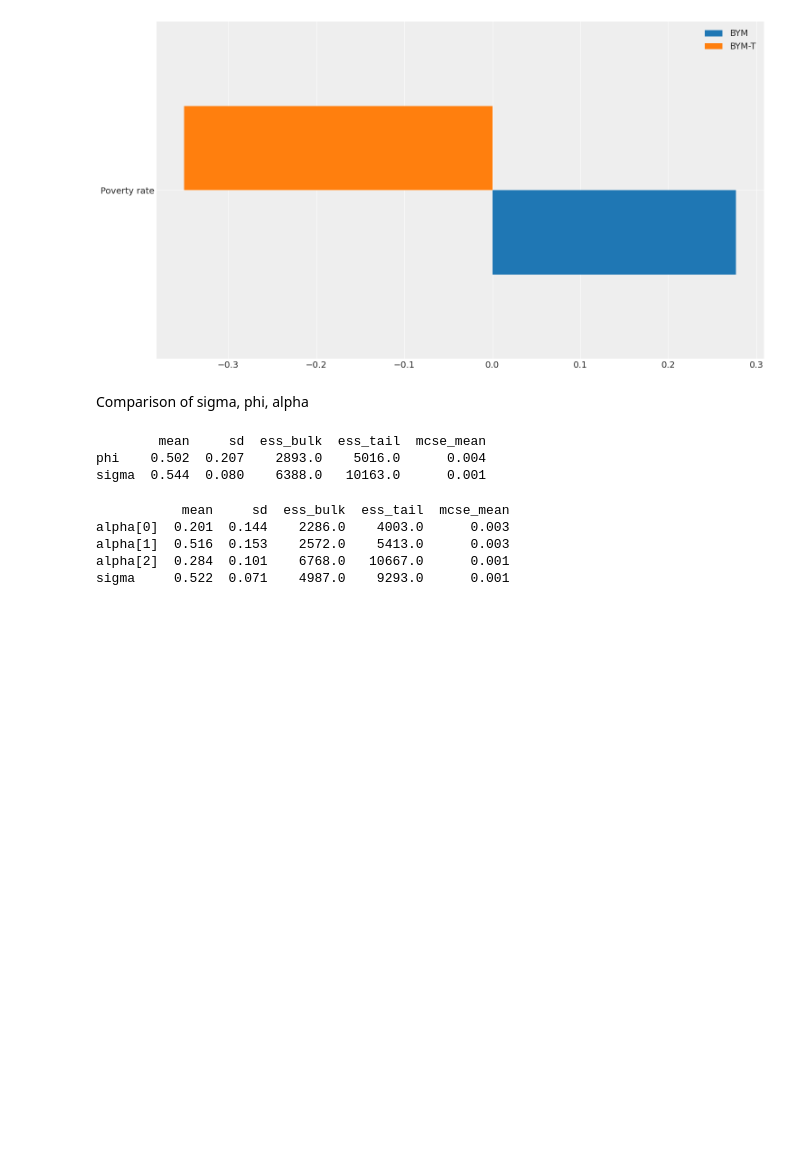
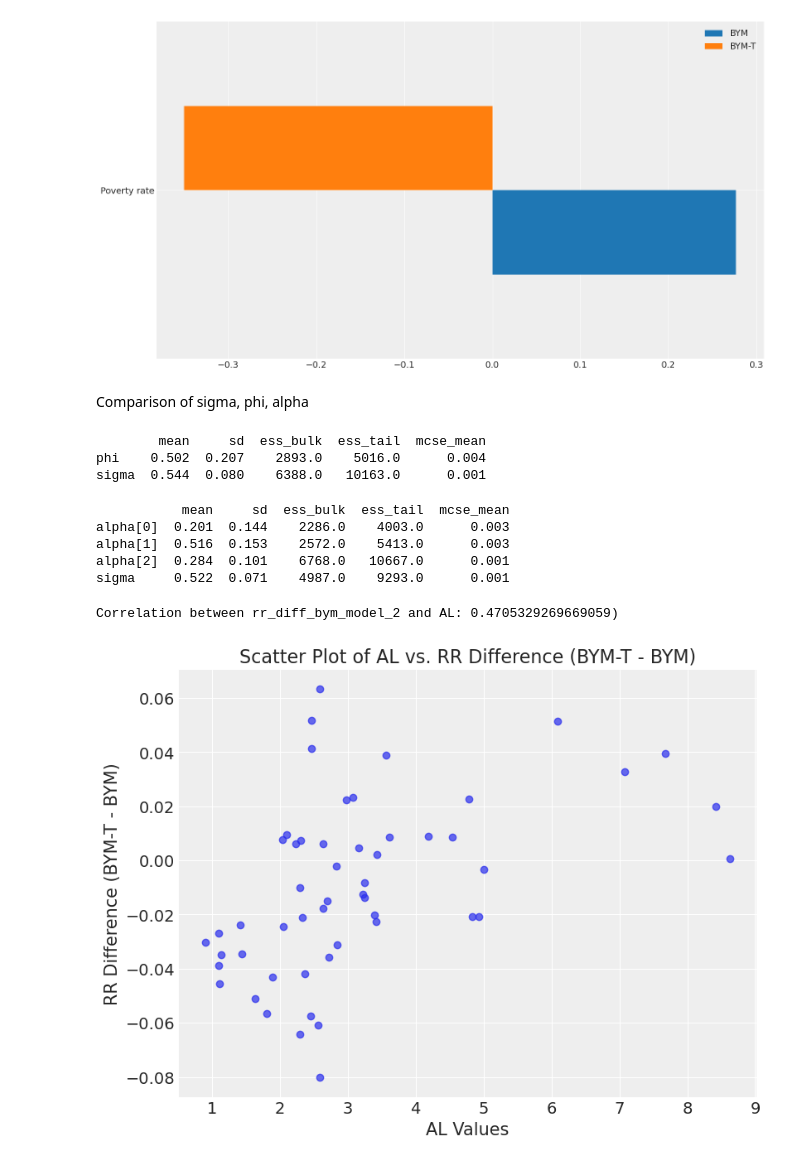
Before and after one commit to hashansl/spatial-risk-tda, a Jupyter notebook: disease_modeling_wv_model_comparison_single_variable.ipynb, the cells around one changed output. Saved outputs shown, nothing was run; the diff lists cells and outputs as text; code cells hidden in the pictures; blank space fills up the shorter version.

```diff
--- a/disease_modeling_wv_model_comparison_single_variable.ipynb
+++ b/disease_modeling_wv_model_comparison_single_variable.ipynb
@@ -982,3 +982,21 @@ alpha[0]  0.201  0.144    2286.0    4003.0      0.003
 alpha[1]  0.516  0.153    2572.0    5413.0      0.003
 alpha[2]  0.284  0.101    6768.0   10667.0      0.001
 sigma     0.522  0.071    4987.0    9293.0      0.001
+# %%
+# Generate the correlation between rr_diff_bym_model_2 and AL values
+correlation = combined_data_full[["rr_diff_bym_model_2", "AL"]].corr().iloc[0, 1]
+print(f"Correlation between rr_diff_bym_model_2 and AL: {correlation})")
+# %% [output]
+Correlation between rr_diff_bym_model_2 and AL: 0.4705329269669059)
+# %%
+# Scatter plot between rr_diff_bym_model_2 and AL
+plt.figure(figsize=(8, 6))
+plt.scatter(combined_data_full["AL"], combined_data_full["rr_diff_bym_model_2"], alpha=0.7)
+plt.title("Scatter Plot of AL vs. RR Difference (BYM-T - BYM)")
+plt.xlabel("AL Values")
+plt.ylabel("RR Difference (BYM-T - BYM)")
+plt.grid(True)
+# plt.savefig(os.path.join( current_path, "results",state_abb_lower ,"scatter_al_rr_diff.png"), bbox_inches='tight', dpi=300)
+plt.show()
+# %% [output]
+[figure, added]
```
Also changed, not shown: parts of 4 cells of this notebook, 6 other files.
